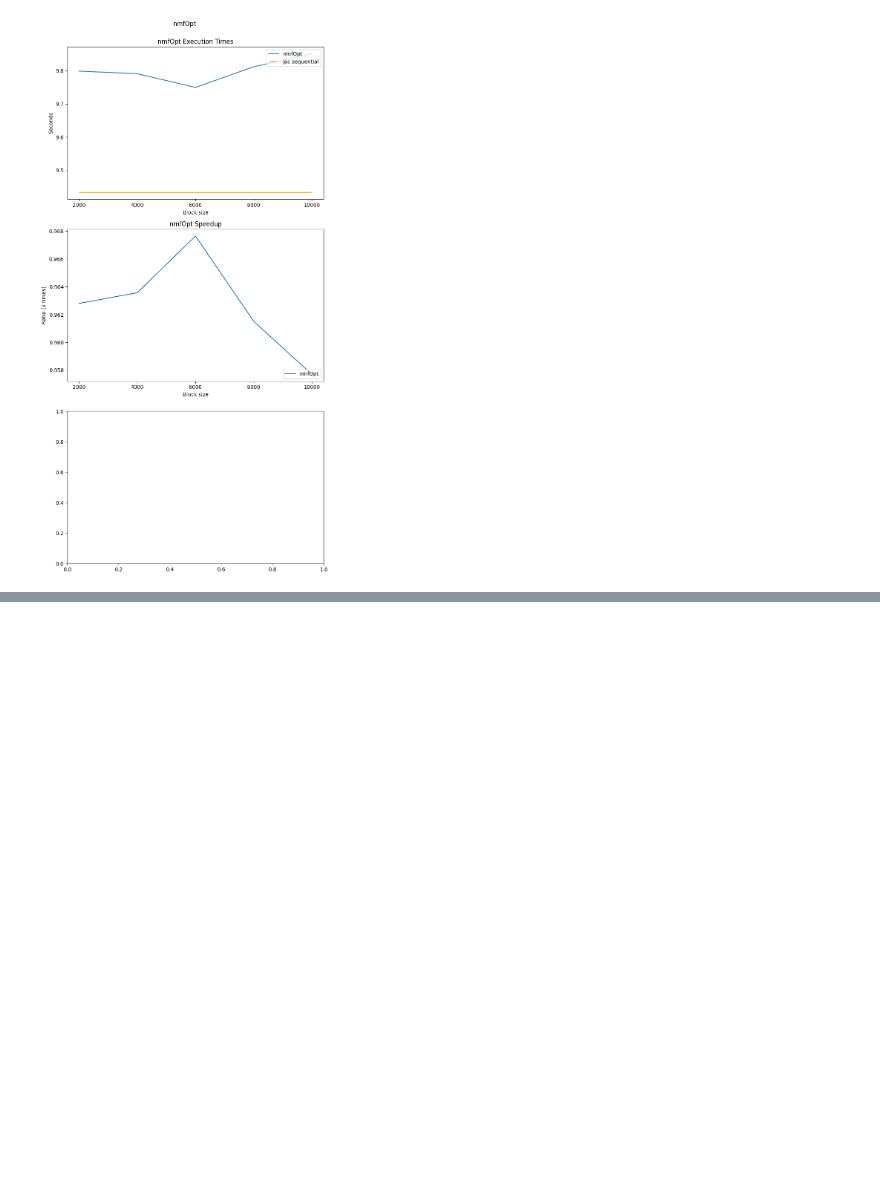
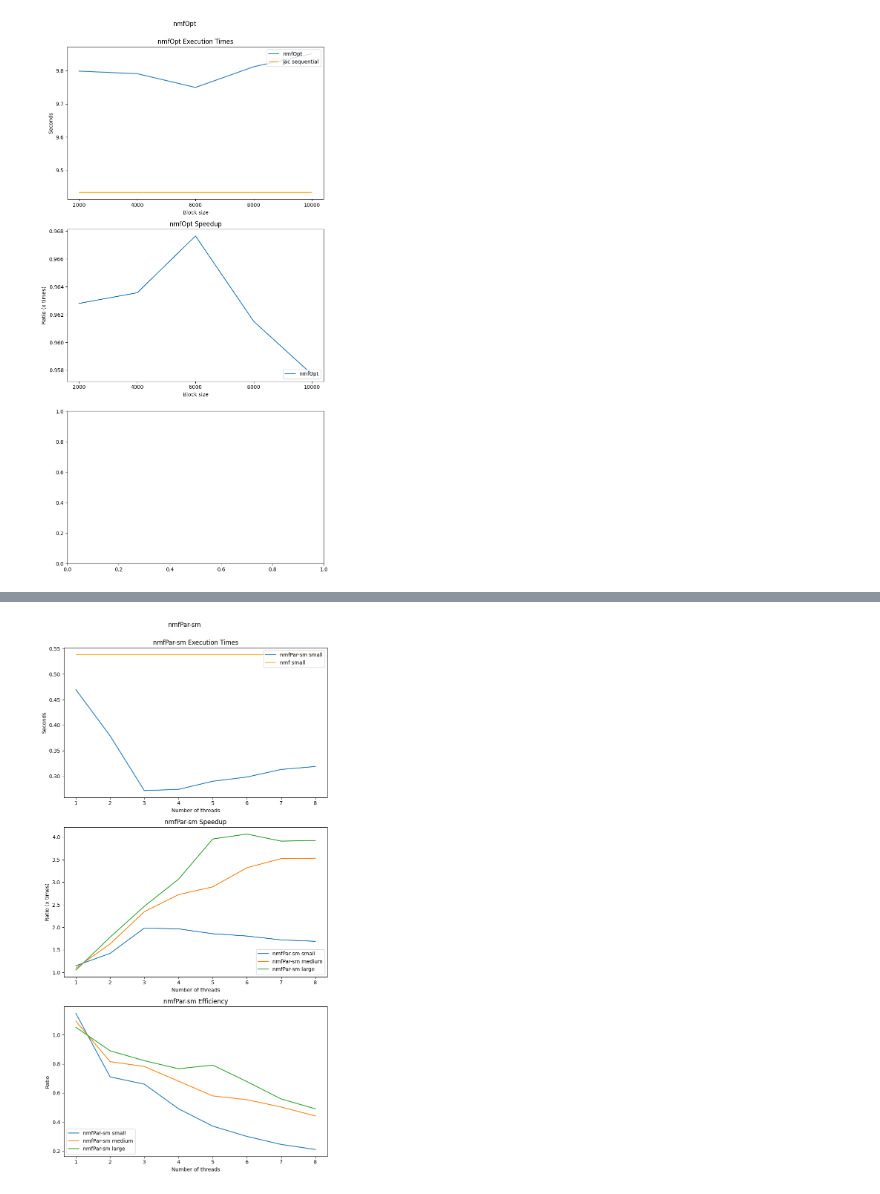
Before and after one commit to NFabrizio/NMF, a Jupyter notebook: results.ipynb, the cells around one changed output, grey strips where cells are left out. Drawn from its saved outputs; the diff is of its cells as text; code cells hidden in the pictures; blank space fills up the shorter version.

```diff
--- a/results.ipynb
+++ b/results.ipynb
@@ -415,0 +417,4 @@ plot_times2(adjusted_data_nmfPar, 'nmfPar', 'nmfPar.png')
+# %%
+plot_times2(adjusted_data_nmfPar, 'nmfPar-sm', 'nmfPar-sm.png')
+# %% [output]
+[figure, added]
```
Also changed, not shown: parts of 6 cells of this notebook, 10 other files.
